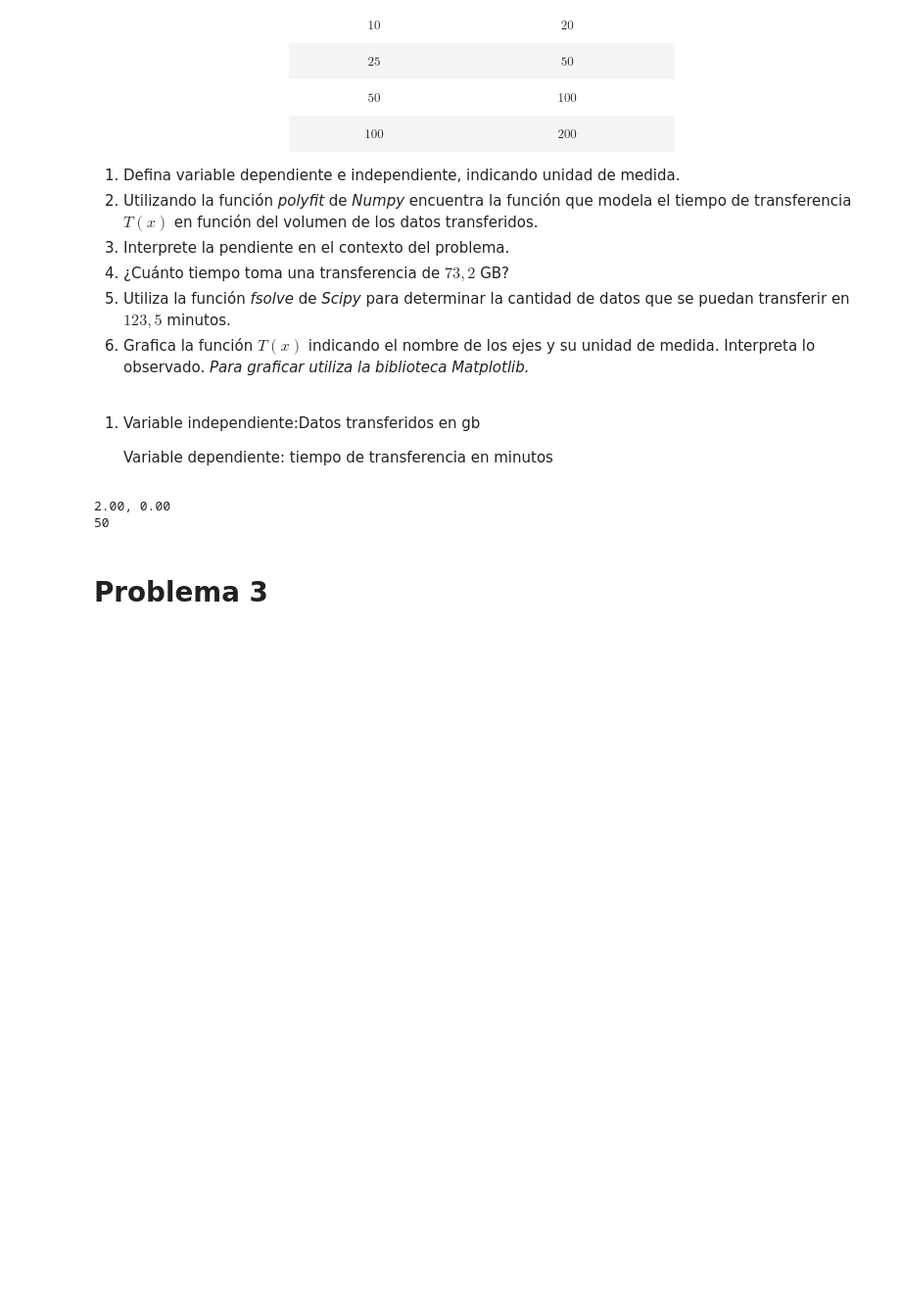
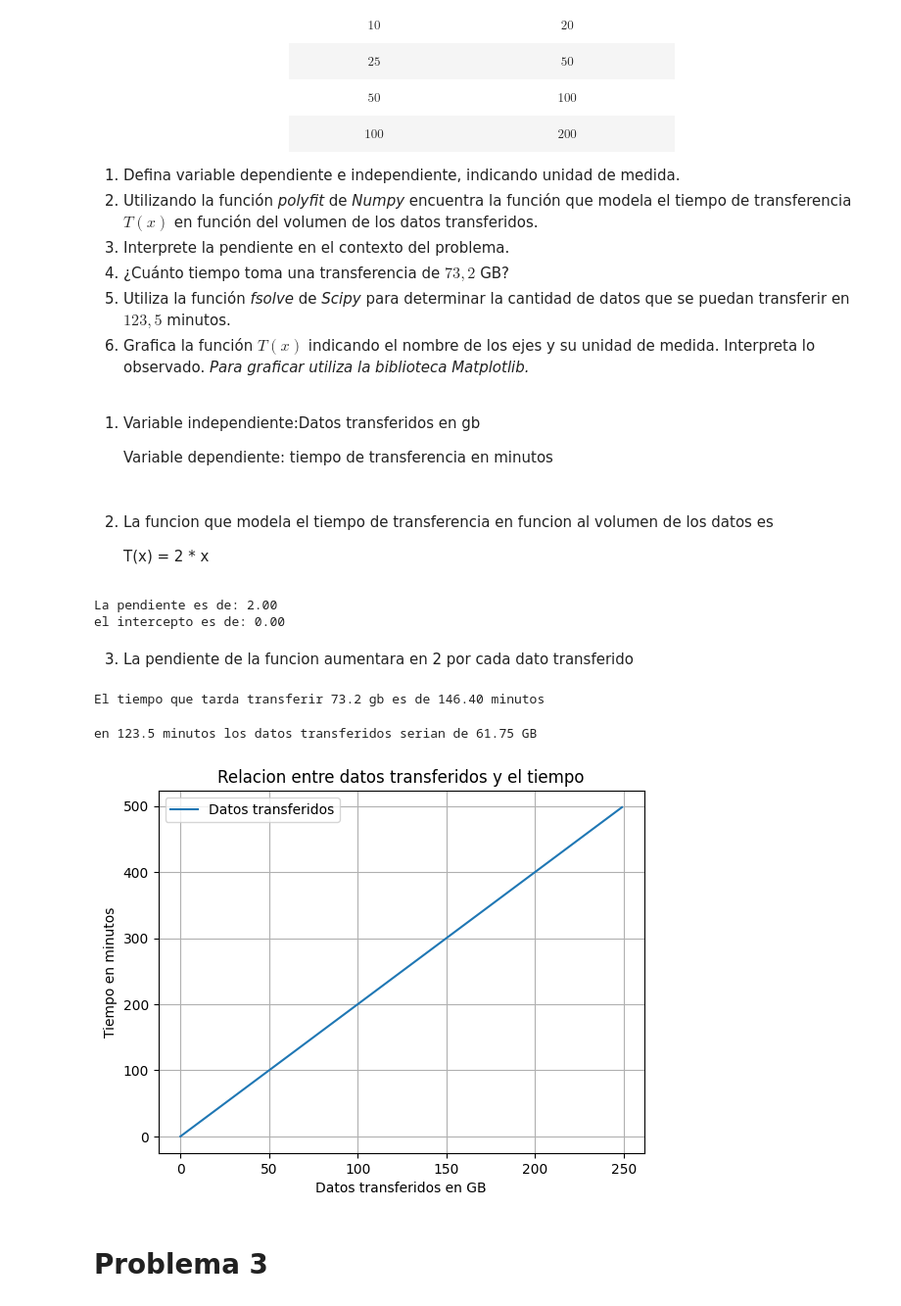
Before and after one commit to OrlandoDiaz2003/Matematica-Aplicada, a Jupyter notebook: Guia 2 Funcion Lineal/G2_Función_Lineal.ipynb, the cells around one changed output. Shown at 98% size. Saved outputs shown, nothing was run; the diff lists cells and outputs as text; code cells hidden in the pictures; blank space fills up the shorter version.

```diff
--- a/Guia 2 Funcion Lineal/G2_Función_Lineal.ipynb
+++ b/Guia 2 Funcion Lineal/G2_Función_Lineal.ipynb
@@ -87,6 +87,10 @@ Un equipo de TI está monitoreando el tráfico de datos en la red de la empresa.
 1. Variable independiente:Datos transferidos en gb
 
     Variable dependiente: tiempo de transferencia en minutos
+# %% [markdown]
+2. La funcion que modela el tiempo de transferencia en funcion al volumen de los datos es
+
+    T(x) = 2 * x
 # %%
 #2 funciona que modela el tiempo de transferencia
 import numpy as np
@@ -95,15 +99,68 @@ tiempo_transferencia = np.array([10, 20 , 50, 100, 200])
 
 pendiente , intercepto = np.polyfit (datos_transferidos, tiempo_transferencia, 1)
 
-print(f"{pendiente:.2f}, {intercepto:.2f}")
+print(f"La pendiente es de: {pendiente:.2f} \nel intercepto es de: {intercepto:.2f}")
 
 def t(x):
     return 2*x
-
-print(t(25))
 # %% [output]
-2.00, 0.00
-50
+La pendiente es de: 2.00
+el intercepto es de: 0.00
+# %% [markdown]
+3. La pendiente de la funcion aumentara en 2 por cada dato transferido
+# %%
+#4. El tiempo que toma transferir 73.2gb
+
+import numpy as np
+
+def t(x):
+    return 2 * x
+
+x = 73.2 #En gigas
+
+print(f"El tiempo que tarda transferir 73.2 gb es de {t(x):.2f} minutos")
+# %% [output]
+El tiempo que tarda transferir 73.2 gb es de 146.40 minutos
+# %%
+#5. cuantos datos de transfieren en 123,5 minutos
+import numpy as np
+from scipy.optimize import fsolve
+
+def t(x):
+    return 2 * x - 123.5
+
+x= np.linspace(0,200,1)
+
+solucion = fsolve(t, x)
+
+print(f"en 123.5 minutos los datos transferidos serian de {solucion[0]} GB")
+# %% [output]
+en 123.5 minutos los datos transferidos serian de 61.75 GB
+# %%
+#6. Grafico de la funcion
+import numpy as np
+import matplotlib.pyplot as plt
+
+def t(x):
+    return 2 * x
+
+x= np.arange(0,250,1)
+
+plt.plot(x, t(x), label = "Datos transferidos")
+
+plt.title("Relacion entre datos transferidos y el tiempo")
+
+plt.xlabel("Datos transferidos en GB")
+
+plt.ylabel("Tiempo en minutos")
+
+plt.legend()
+
+plt.grid(True)
+
+plt.show()
+# %% [output]
+[figure, added]
 # %% [markdown]
 # Problema 3
 # %% [markdown]
```
Also changed, not shown: parts of 17 cells of this notebook.
